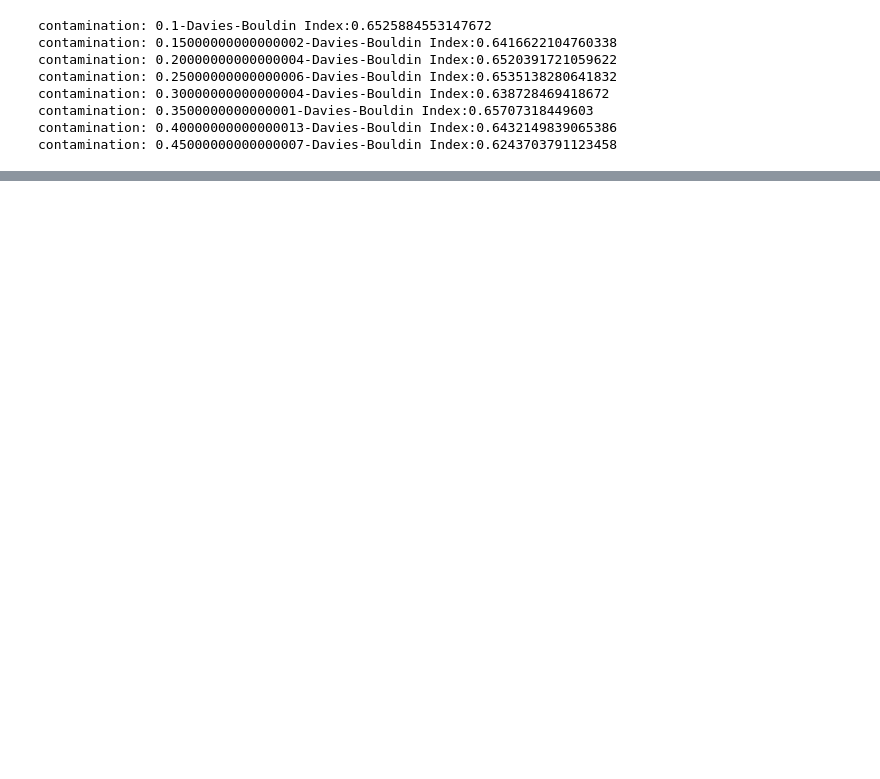
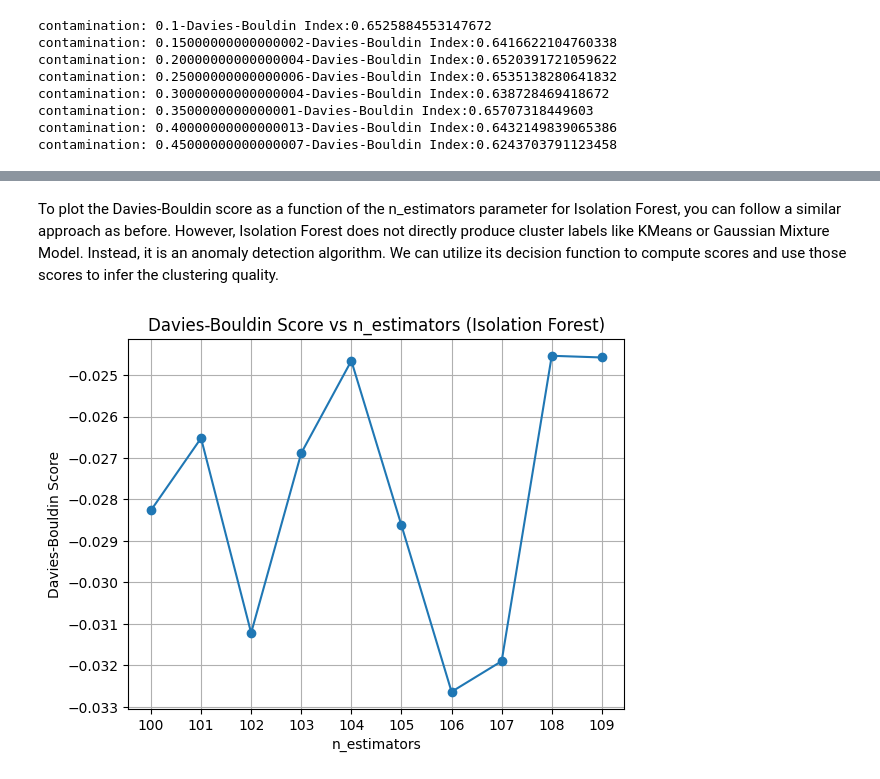
Before and after one commit to asmahassouna/Machine-Learning, a Jupyter notebook: BD_With_Isolation.ipynb, the cells around one changed output, grey strips where cells are left out. Cells and saved outputs as stored; diff of their text form; code cells hidden in the pictures; blank space fills up the shorter version.

```diff
--- a/BD_With_Isolation.ipynb
+++ b/BD_With_Isolation.ipynb
@@ -72,0 +147,38 @@ contamination: 0.45000000000000007-Davies-Bouldin Index:0.6243703791123458
+# %% [markdown]
+
+To plot the Davies-Bouldin score as a function of the n_estimators parameter for Isolation Forest, you can follow a similar approach as before. However, Isolation Forest does not directly produce cluster labels like KMeans or Gaussian Mixture Model. Instead, it is an anomaly detection algorithm. We can utilize its decision function to compute scores and use those scores to infer the clustering quality.
+# %%
+import numpy as np
+import matplotlib.pyplot as plt
+from sklearn import datasets
+from sklearn.ensemble import IsolationForest
+from sklearn.metrics import davies_bouldin_score
+
+# Load sample data
+data = datasets.load_iris()
+X = data.data
+
+# Define a range of n_estimators
+n_estimators_range = range(100, 110)
+
+# Initialize list to store Davies-Bouldin scores
+isolation_forest_scores = []
+
+# Compute Davies-Bouldin score for each number of n_estimators
+for n_estimators in n_estimators_range:
+    # Isolation Forest
+    isolation_forest = IsolationForest(n_estimators=n_estimators)
+    isolation_forest.fit(X)
+    isolation_forest_scores.append(-np.mean(isolation_forest.decision_function(X)))
+
+# Plotting the results
+#plt.figure(figsize=(10, 6))
+plt.plot(n_estimators_range, isolation_forest_scores, marker='o')
+plt.title('Davies-Bouldin Score vs n_estimators (Isolation Forest)')
+plt.xlabel('n_estimators')
+plt.ylabel('Davies-Bouldin Score')
+plt.xticks(n_estimators_range)
+plt.grid(True)
+plt.show()
+# %% [output]
+[figure, added]
```
Also changed, not shown: parts of 8 cells of this notebook.
